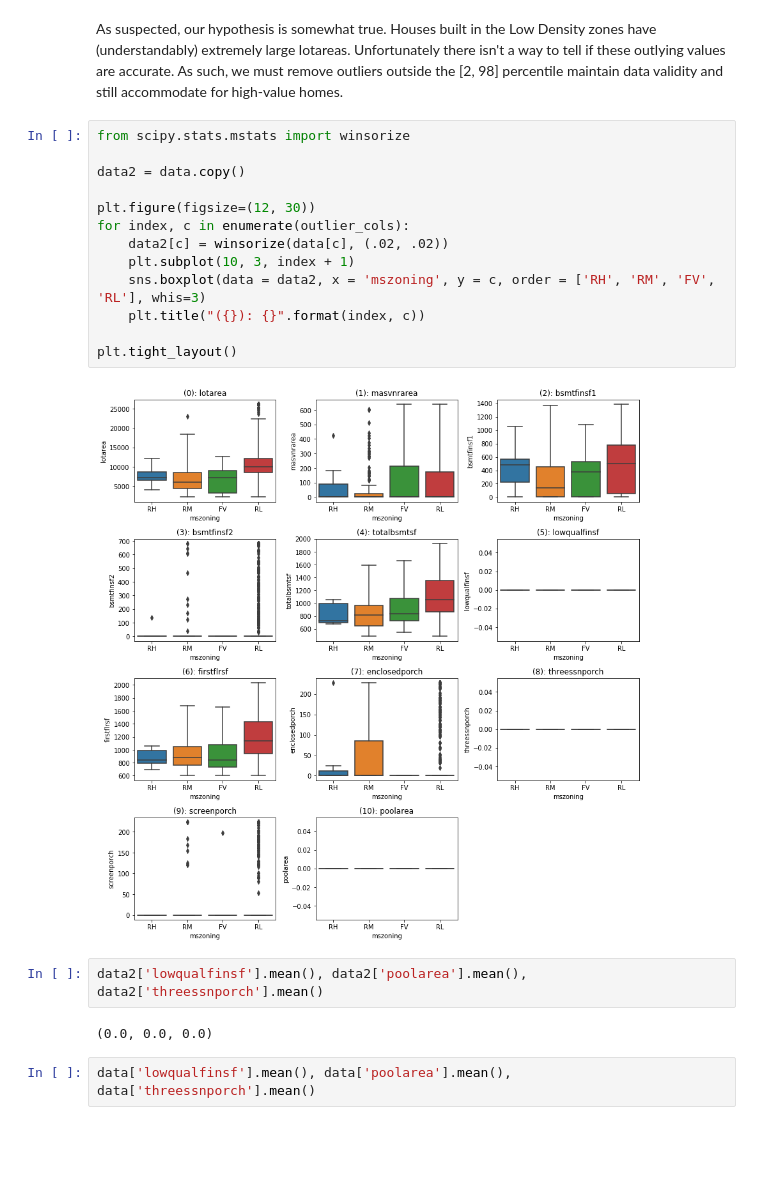
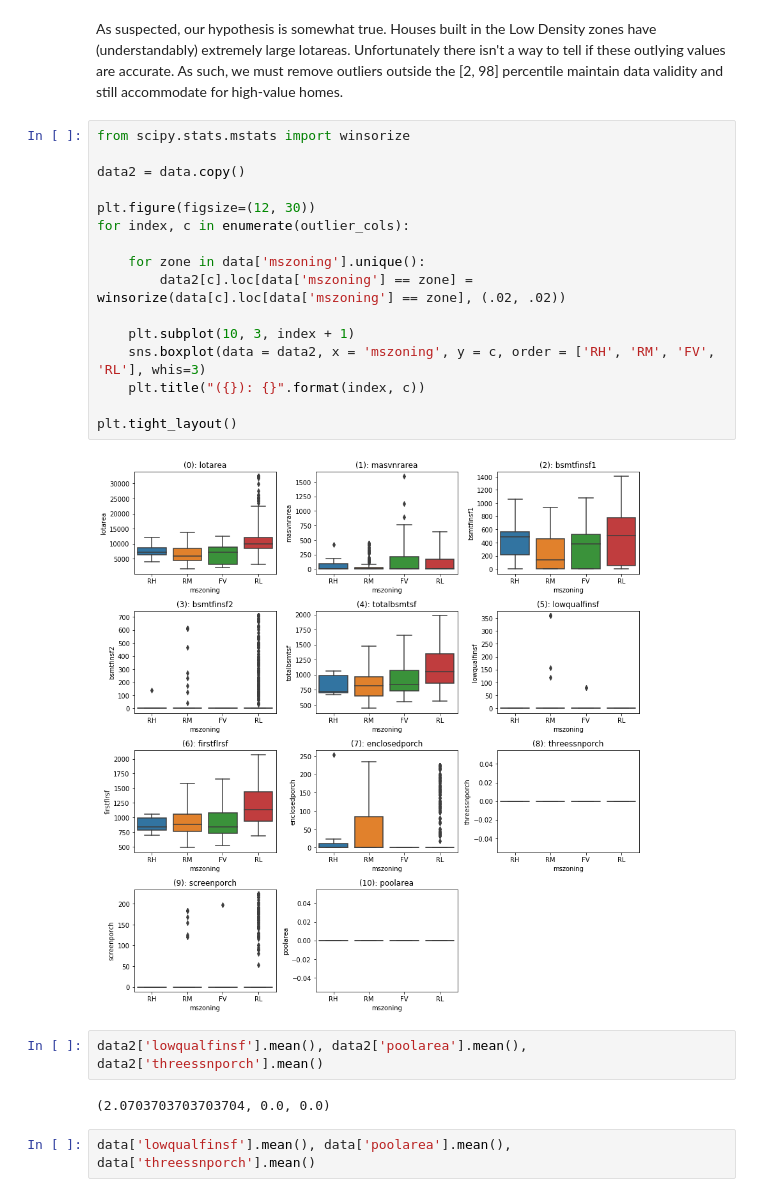
Before and after one commit to chanvarma/chanvarma-thinkful, a Jupyter notebook: others/22.2-simple-linear-regression.ipynb, the cells around one changed output. Drawn from its saved outputs; the diff is of its cells as text; blank space fills up the shorter version.

```diff
--- a/others/22.2-simple-linear-regression.ipynb
+++ b/others/22.2-simple-linear-regression.ipynb
@@ -175,22 +175,25 @@ As suspected, our hypothesis is somewhat true. Houses built in the Low Density z
 # %%
 from scipy.stats.mstats import winsorize
 
 data2 = data.copy()
 
 plt.figure(figsize=(12, 30))
 for index, c in enumerate(outlier_cols):
-    data2[c] = winsorize(data[c], (.02, .02))
+
+    for zone in data['mszoning'].unique():
+        data2[c].loc[data['mszoning'] == zone] = winsorize(data[c].loc[data['mszoning'] == zone], (.02, .02))
+
     plt.subplot(10, 3, index + 1)
     sns.boxplot(data = data2, x = 'mszoning', y = c, order = ['RH', 'RM', 'FV', 'RL'], whis=3)
     plt.title("({}): {}".format(index, c))
 
 plt.tight_layout()
 # %% [output]
-[figure, old version]
+[figure, new version]
 # %%
 data2['lowqualfinsf'].mean(), data2['poolarea'].mean(), data2['threessnporch'].mean()
 # %% [output]
-(0.0, 0.0, 0.0)
+(2.0703703703703704, 0.0, 0.0)
 # %%
 data['lowqualfinsf'].mean(), data['poolarea'].mean(), data['threessnporch'].mean()
 # %% [output]
```
Also changed, not shown: parts of 19 cells of this notebook.
